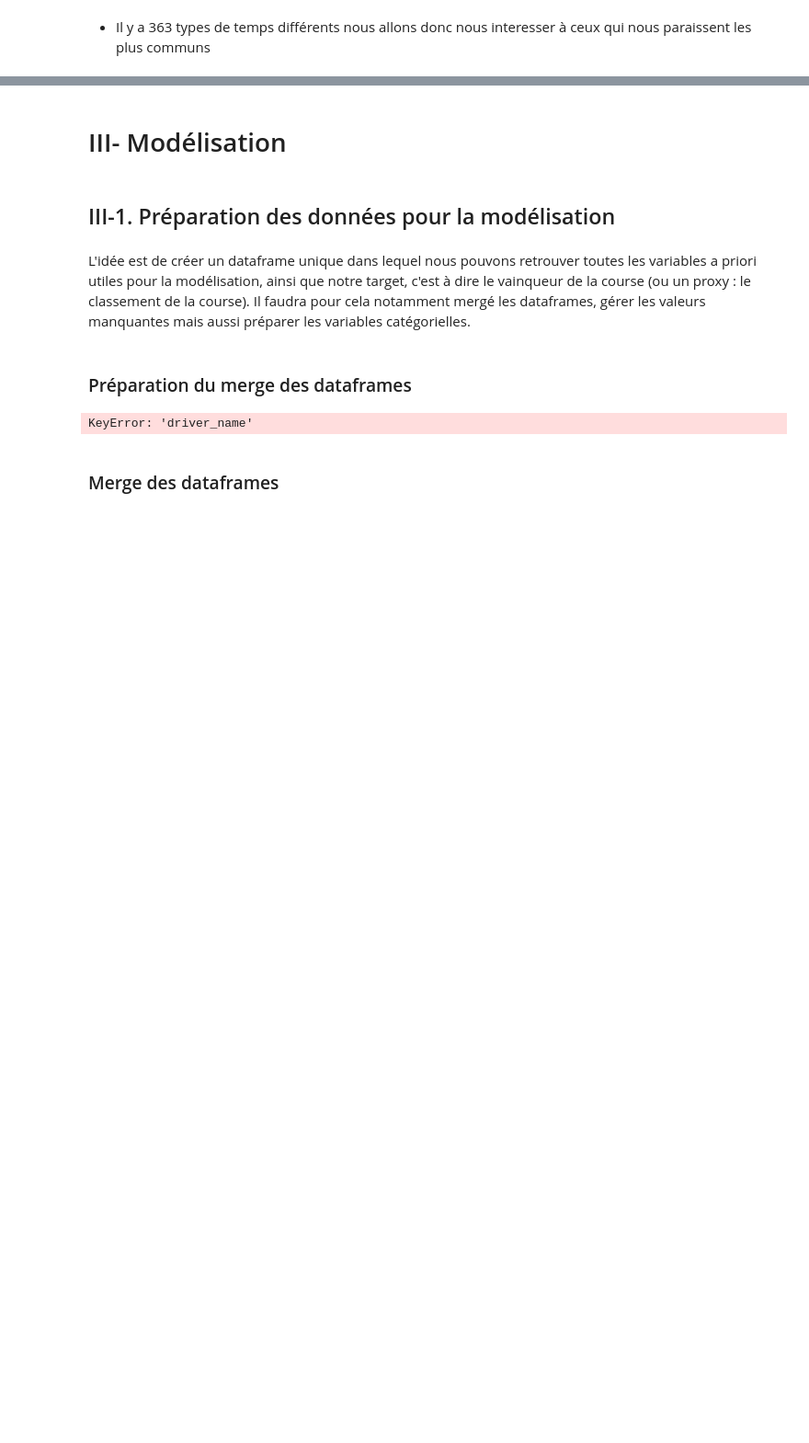
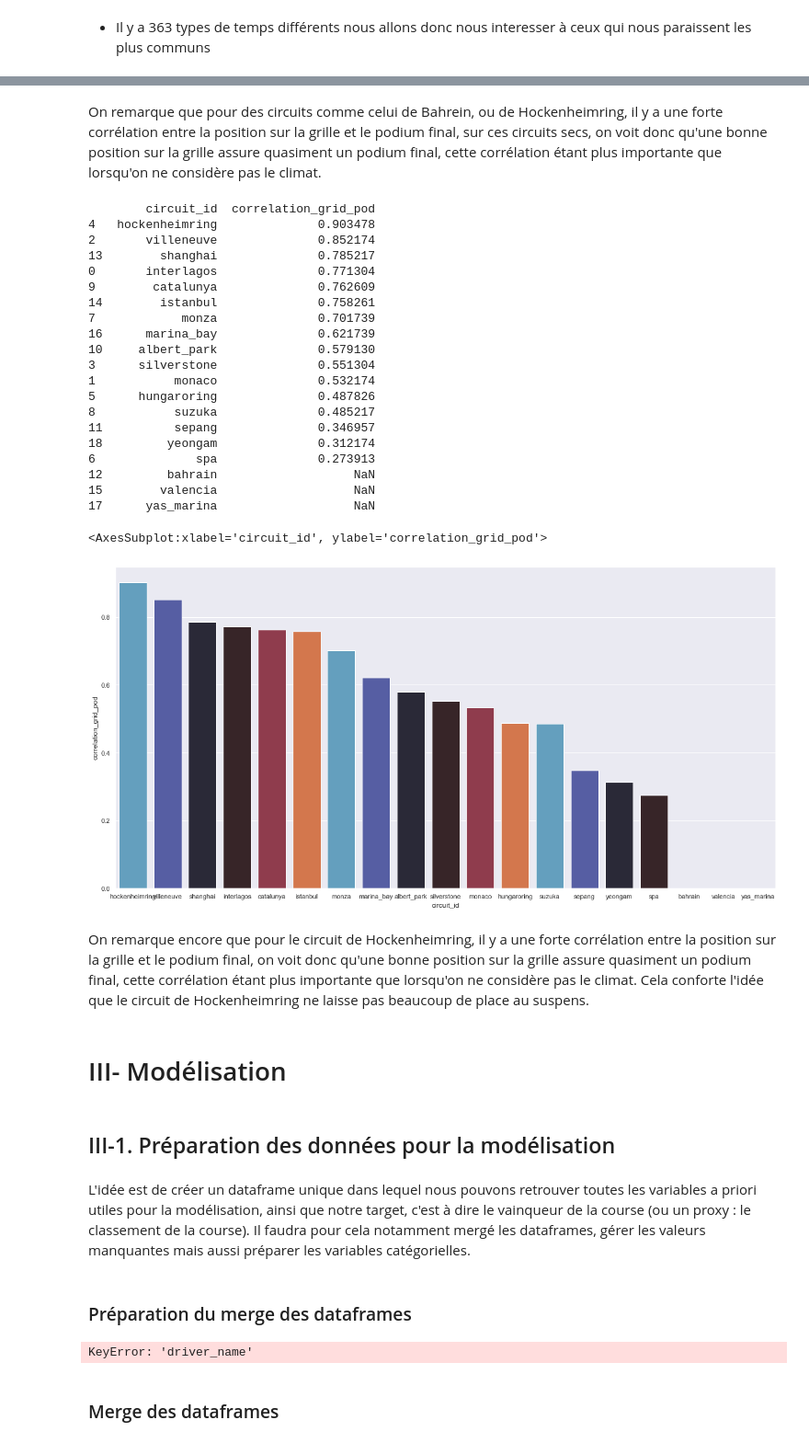
Before and after one commit to IdrissKad/formula1, a Jupyter notebook: final_notebook.ipynb, the cells around one changed output, grey strips where cells are left out. Shown at 92% size. Cells and saved outputs as stored; diff of their text form; code cells hidden in the pictures; blank space fills up the shorter version.

```diff
--- a/final_notebook.ipynb
+++ b/final_notebook.ipynb
@@ -834,3 +892,50 @@ sns.relplot(x="grid", y="podium", data=df_dry,hue="circuit_id")
+# %% [markdown]
+On remarque que pour des circuits comme celui de Bahrein, ou de Hockenheimring, il y a une forte corrélation entre la position sur la grille et le podium final, sur ces circuits secs, on voit donc qu'une bonne position sur la grille assure quasiment un podium final, cette corrélation étant plus importante que lorsqu'on ne considère pas le climat.
+# %%
+# On trace la correlation entre grid et podium par circuit en 2010, pour les circuits wet. On remarque que cela dépend vraiment des circuits
+circuits=results_2010[results_2010["season_x"] ==2010]["circuit_id"].unique()
+df=results_2010[results_2010["season_x"] ==2010]
+df_wet=df[df["weather_wet"]==1]
+les_correlations={}
+
+for circuit in circuits:
+    df_wet_1=df_wet[df_wet["circuit_id"]==circuit][['grid',"podium"]]
+    corr=df_wet_1.corr()["podium"][0]
+    les_correlations[circuit]=corr
+
+df_wet_2=pd.DataFrame(list(les_correlations.items()),
+                   columns=['circuit_id', 'correlation_grid_pod'])
+df_wet_2=df_wet_2.sort_values(by='correlation_grid_pod',ascending=False)
+
+print(df_wet_2)
+
+_,(ax1) = plt.subplots(ncols=1)
+sns.barplot(data=df_wet_2, x='circuit_id', y='correlation_grid_pod', ax=ax1, palette=sns.color_palette("icefire"))
+# %% [output]
+        circuit_id  correlation_grid_pod
+4   hockenheimring              0.903478
+2       villeneuve              0.852174
+13        shanghai              0.785217
+0       interlagos              0.771304
+9        catalunya              0.762609
+14        istanbul              0.758261
+7            monza              0.701739
+16      marina_bay              0.621739
+10     albert_park              0.579130
+3      silverstone              0.551304
+1           monaco              0.532174
+5      hungaroring              0.487826
+8           suzuka              0.485217
+11          sepang              0.346957
+18         yeongam              0.312174
+6              spa              0.273913
+12         bahrain                   NaN
+15        valencia                   NaN
+17      yas_marina                   NaN
+<AxesSubplot:xlabel='circuit_id', ylabel='correlation_grid_pod'>
+[figure, added]
+# %% [markdown]
+On remarque encore que pour le circuit de Hockenheimring, il y a une forte corrélation entre la position sur la grille et le podium final, on voit donc qu'une bonne position sur la grille assure quasiment un podium final, cette corrélation étant plus importante que lorsqu'on ne considère pas le climat. Cela conforte l'idée que le circuit de Hockenheimring ne laisse pas beaucoup de place au suspens.
 # %% [markdown]
 # III- Modélisation
 # %% [markdown]
```
Also changed, not shown: parts of 12 cells of this notebook.
